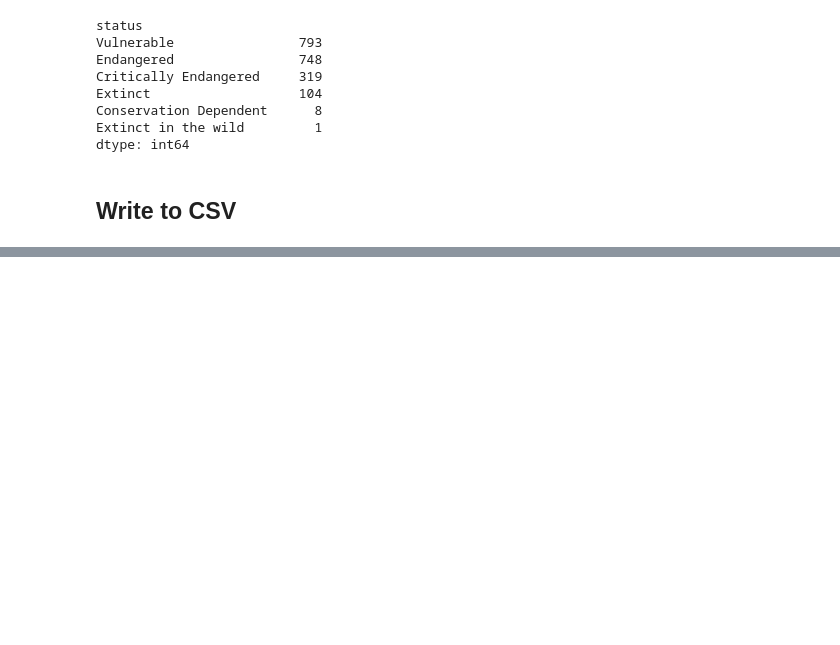
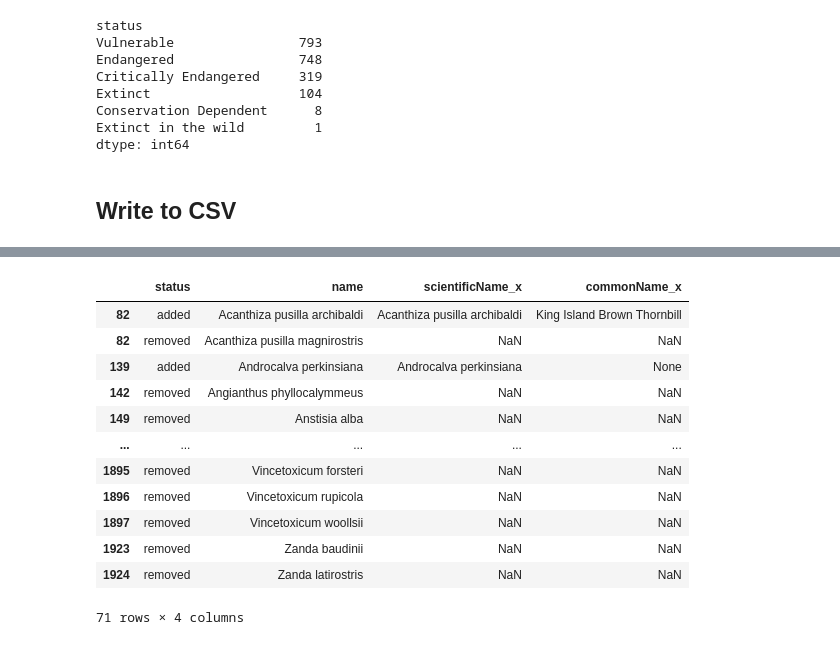
Before and after one commit to AtlasOfLivingAustralia/authoritative-lists, a Jupyter notebook: source-code/py-notebook/EPBC-conservation.ipynb, the cells around one changed output, grey strips where cells are left out. Saved outputs shown, nothing was run; the diff lists cells and outputs as text; code cells hidden in the pictures; blank space fills up the shorter version.

```diff
--- a/source-code/py-notebook/EPBC-conservation.ipynb
+++ b/source-code/py-notebook/EPBC-conservation.ipynb
@@ -257,0 +215,16 @@ changelist.to_csv(projectDir + "analysis/change-log/202211-EPBC-conservation.csv
+# %%
+changelist[['status','name','scientificName_x','commonName_x']].sort_values('name')
+# %% [output]
+|  | status | name | scientificName_x | commonName_x |
+| 82 | added | Acanthiza pusilla archibaldi | Acanthiza pusilla archibaldi | King Island Brown Thornbill |
+| 82 | removed | Acanthiza pusilla magnirostris | NaN | NaN |
+| 139 | added | Androcalva perkinsiana | Androcalva perkinsiana | None |
+| 142 | removed | Angianthus phyllocalymmeus | NaN | NaN |
+| 149 | removed | Anstisia alba | NaN | NaN |
+| ... | ... | ... | ... | ... |
+| 1895 | removed | Vincetoxicum forsteri | NaN | NaN |
+| 1896 | removed | Vincetoxicum rupicola | NaN | NaN |
+| 1897 | removed | Vincetoxicum woollsii | NaN | NaN |
+| 1923 | removed | Zanda baudinii | NaN | NaN |
+| 1924 | removed | Zanda latirostris | NaN | NaN |
+71 rows × 4 columns
```
Also changed, not shown: parts of 6 cells of this notebook, 1 other file.
